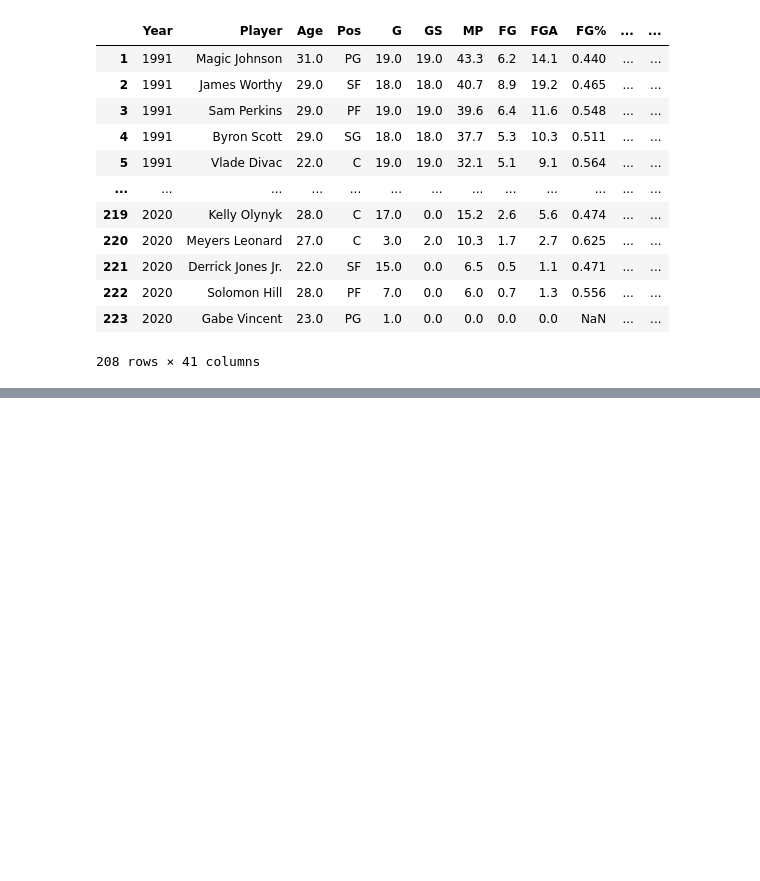
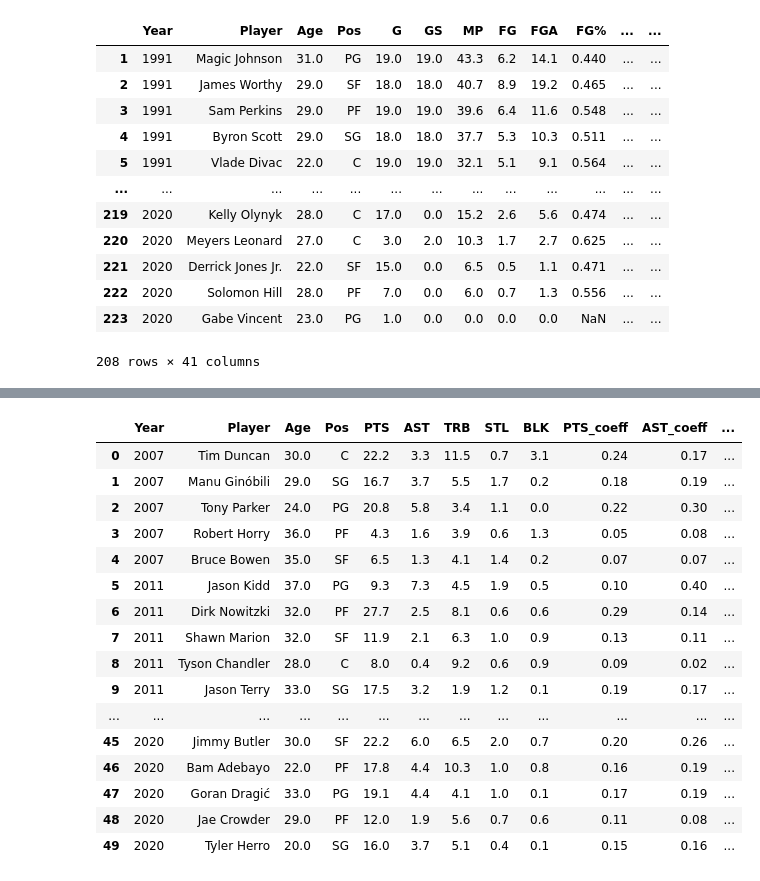
Before and after one commit to gohsoonhao/therealGOAT, a Jupyter notebook: 3b_playoff_team_success.ipynb, the cells around one changed output, grey strips where cells are left out. Cells and saved outputs as stored; diff of their text form; code cells hidden in the pictures; blank space fills up the shorter version.

Commit message:
added necessary weighted sum coeffiicients

```diff
--- a/3b_playoff_team_success.ipynb
+++ b/3b_playoff_team_success.ipynb
@@ -272,3 +272,19 @@ finals_opp_playoff_stats_joined
 | 222 | 2020 | Solomon Hill | 28.0 | PF | 7.0 | 0.0 | 6.0 | 0.7 | 1.3 | 0.556 | ... | ... |
 | 223 | 2020 | Gabe Vincent | 23.0 | PG | 1.0 | 0.0 | 0.0 | 0.0 | 0.0 | NaN | ... | ... |
 208 rows × 41 columns
+# %%
+# extract only necessary columns and I will add a column called sum of coefficient where I will sum product coefficients * weight
+#  (Points =0.3, Assist = 0.2, Rebound = 0.1, Steal = 0.2, Block = 0.2); will also just sum to explore
+
+finals_opp_playoff_stats_joined = finals_opp_playoff_stats_joined[['Year','Player','Age','Pos','PTS','AST','TRB','STL','BLK','PTS_coeff','AST_coeff','TRB_coeff','STL_coeff','BLK_coeff']]
+finals_opp_playoff_stats_joined['Weighted Score'] = (
+    finals_opp_playoff_stats_joined['PTS_coeff'] * 0.3 +
+    finals_opp_playoff_stats_joined['AST_coeff'] * 0.2 +
+    finals_opp_playoff_stats_joined['TRB_coeff'] * 0.1 +
+    finals_opp_playoff_stats_joined['STL_coeff'] * 0.2 +
+    finals_opp_playoff_stats_joined['BLK_coeff'] * 0.2
+)
+finals_opp_playoff_stats_joined['Total Coeff'] = finals_opp_playoff_stats_joined[
+    ['PTS_coeff', 'AST_coeff', 'TRB_coeff', 'STL_coeff', 'BLK_coeff']
+].sum(axis=1)
+finals_opp_playoff_stats_joined
@@ -274,0 +310,4 @@ finals_opp_playoff_stats_joined
+# %%
+# sort coeff by year
+finals_opp_playoff_stats_joined = finals_opp_playoff_stats_joined.sort_values(['Year', 'Total Coeff'], ascending=[True, False])
+finals_opp_playoff_stats_joined
@@ -275,5 +328,6 @@ finals_opp_playoff_stats_joined
 # %%
 # split into df for each player
-index1 = finals_opp_playoff_stats.index[finals_opp_playoff_stats['Year'] == "2007"].tolist()
-finals_jordan_opp = finals_opp_playoff_stats[0:index1[0]]
-finals_lebron_opp = finals_opp_playoff_stats[index1[0]:]
+finals_opp_playoff_stats_joined = finals_opp_playoff_stats_joined.reset_index(drop=True)
+index1 = finals_opp_playoff_stats_joined.index[finals_opp_playoff_stats_joined['Year'] == "2007"].tolist()
+finals_jordan_opp = finals_opp_playoff_stats_joined[0:index1[0]]
+finals_lebron_opp = finals_opp_playoff_stats_joined[index1[0]:]
@@ -295,0 +343,23 @@ finals_jordan_opp
+# %%
+top_5_coeff_per_year_jordan = finals_jordan_opp.groupby('Year').apply(lambda x: x.nlargest(5, 'Total Coeff')).reset_index(drop=True)
+top_5_coeff_per_year_lebron = finals_lebron_opp.groupby('Year').apply(lambda x: x.nlargest(5, 'Total Coeff')).reset_index(drop=True)
+# %%
+top_5_coeff_per_year_lebron
+# %% [output]
+|  | Year | Player | Age | Pos | PTS | AST | TRB | STL | BLK | PTS_coeff | AST_coeff | ... |
+| 0 | 2007 | Tim Duncan | 30.0 | C | 22.2 | 3.3 | 11.5 | 0.7 | 3.1 | 0.24 | 0.17 | ... |
+| 1 | 2007 | Manu Ginóbili | 29.0 | SG | 16.7 | 3.7 | 5.5 | 1.7 | 0.2 | 0.18 | 0.19 | ... |
+| 2 | 2007 | Tony Parker | 24.0 | PG | 20.8 | 5.8 | 3.4 | 1.1 | 0.0 | 0.22 | 0.30 | ... |
+| 3 | 2007 | Robert Horry | 36.0 | PF | 4.3 | 1.6 | 3.9 | 0.6 | 1.3 | 0.05 | 0.08 | ... |
+| 4 | 2007 | Bruce Bowen | 35.0 | SF | 6.5 | 1.3 | 4.1 | 1.4 | 0.2 | 0.07 | 0.07 | ... |
+| 5 | 2011 | Jason Kidd | 37.0 | PG | 9.3 | 7.3 | 4.5 | 1.9 | 0.5 | 0.10 | 0.40 | ... |
+| 6 | 2011 | Dirk Nowitzki | 32.0 | PF | 27.7 | 2.5 | 8.1 | 0.6 | 0.6 | 0.29 | 0.14 | ... |
+| 7 | 2011 | Shawn Marion | 32.0 | SF | 11.9 | 2.1 | 6.3 | 1.0 | 0.9 | 0.13 | 0.11 | ... |
+| 8 | 2011 | Tyson Chandler | 28.0 | C | 8.0 | 0.4 | 9.2 | 0.6 | 0.9 | 0.09 | 0.02 | ... |
+| 9 | 2011 | Jason Terry | 33.0 | SG | 17.5 | 3.2 | 1.9 | 1.2 | 0.1 | 0.19 | 0.17 | ... |
+| ... | ... | ... | ... | ... | ... | ... | ... | ... | ... | ... | ... | ... |
+| 45 | 2020 | Jimmy Butler | 30.0 | SF | 22.2 | 6.0 | 6.5 | 2.0 | 0.7 | 0.20 | 0.26 | ... |
+| 46 | 2020 | Bam Adebayo | 22.0 | PF | 17.8 | 4.4 | 10.3 | 1.0 | 0.8 | 0.16 | 0.19 | ... |
+| 47 | 2020 | Goran Dragić | 33.0 | PG | 19.1 | 4.4 | 4.1 | 1.0 | 0.1 | 0.17 | 0.19 | ... |
+| 48 | 2020 | Jae Crowder | 29.0 | PF | 12.0 | 1.9 | 5.6 | 0.7 | 0.6 | 0.11 | 0.08 | ... |
+| 49 | 2020 | Tyler Herro | 20.0 | SG | 16.0 | 3.7 | 5.1 | 0.4 | 0.1 | 0.15 | 0.16 | ... |
```
Also changed, not shown: parts of 4 cells of this notebook.
